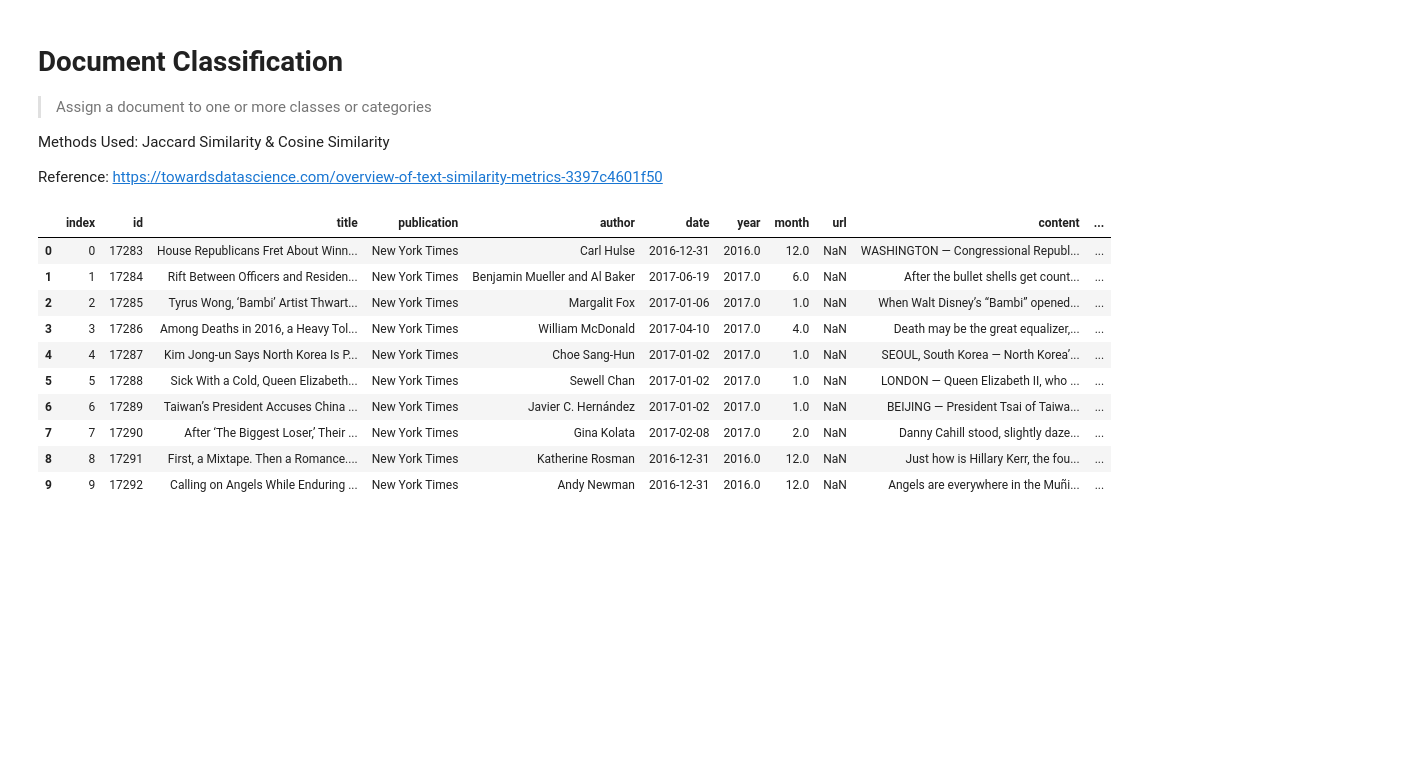
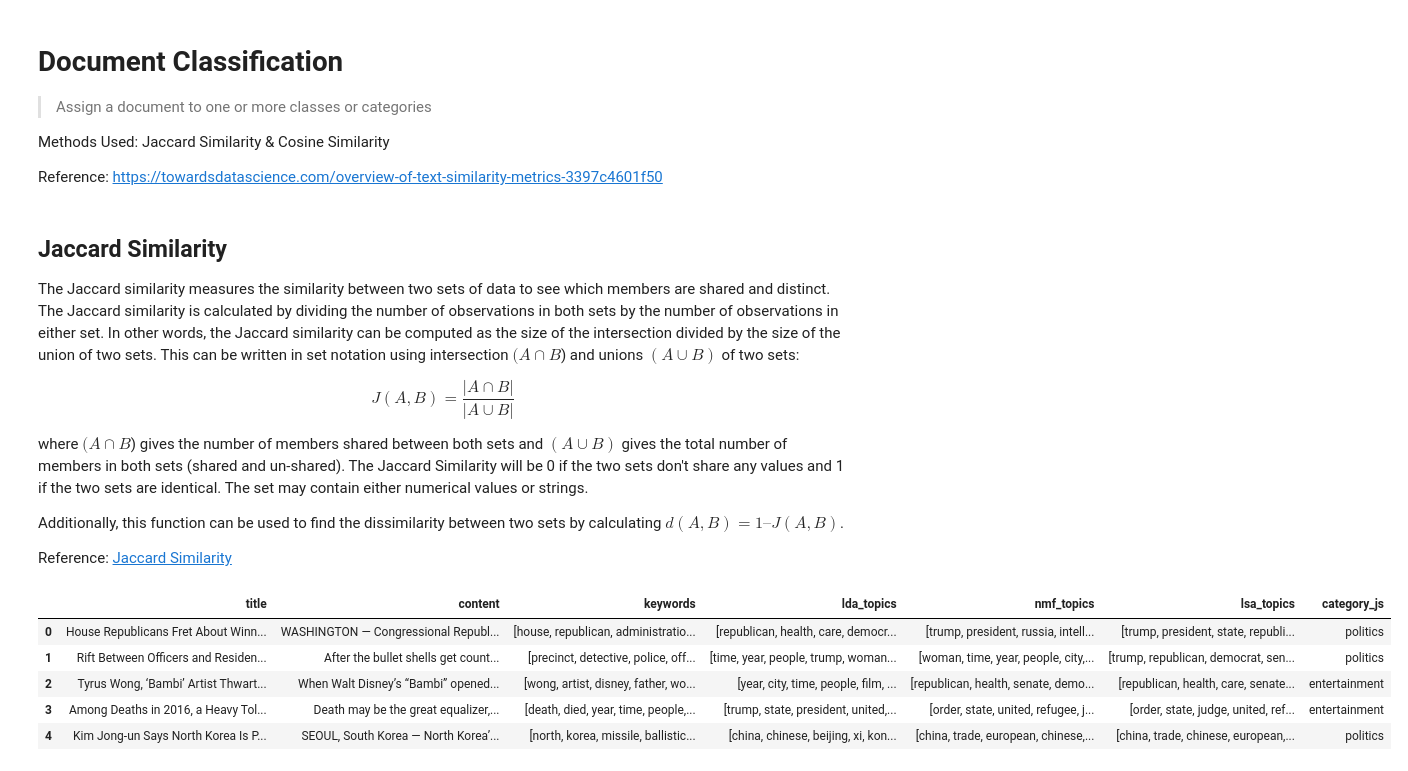
Before and after one commit to sciencaholic/Context-Analysis, a Jupyter notebook: context_analysis.ipynb, the cells around one changed output. Saved outputs shown, nothing was run; the diff lists cells and outputs as text; code cells hidden in the pictures; blank space fills up the shorter version.

```diff
--- a/context_analysis.ipynb
+++ b/context_analysis.ipynb
@@ -20,12 +20,12 @@ Dataset: https://www.kaggle.com/snapcrack/all-the-news
 # %%
 # Get the data
 import random
-path = '/home/pratikshasahu/Documents/EIDETIA/env/data/articles1.csv'
+path = './data/articles1.csv'
 
 df = pd.read_csv(path, skiprows=0, nrows=1000)
 df.rename(columns={'Unnamed: 0':'index'}, inplace=True)
 
-df.head(5)
+df.head()
 # %% [output]
 |  | index | id | title | publication | author | date | year | month | url | content |
 | 0 | 0 | 17283 | House Republicans Fret About Winn... | New York Times | Carl Hulse | 2016-12-31 | 2016.0 | 12.0 | NaN | WASHINGTON — Congressional Republ... |
@@ -251,57 +490,76 @@ for topic_idx, topic in enumerate(lsa.components_):
 Methods Used: Jaccard Similarity & Cosine Similarity
 
 Reference: https://towardsdatascience.com/overview-of-text-similarity-metrics-3397c4601f50
+# %%
+def file_to_list(file):
+    path = './data/' + file
+    return [line.rstrip('\n') for line in open(path)]
+
+p_list = file_to_list('politics')
+b_list = file_to_list('business')
+e_list = file_to_list('entertainment')
+s_list = file_to_list('sports')
+t_list = file_to_list('technology')
+
+def file_to_str(file):
+    path = './data/' + file
+    return ' '.join([line.rstrip('\n') for line in open(path)])
+
+b_str = file_to_str('business')
+p_str = file_to_str('politics')
+e_str = file_to_str('entertainment')
+s_str = file_to_str('sports')
+t_str = file_to_str('technology')
+# %% [markdown]
+## Jaccard Similarity
+
+The Jaccard similarity measures the similarity between two sets of data to see which members are shared and distinct. The Jaccard similarity is calculated by dividing the number of observations in both sets by the number of observations in either set. In other words, the Jaccard similarity can be computed as the size of the intersection divided by the size of the union of two sets. This can be written in set notation using intersection $(A \cap B$) and unions $(A \cup B)$ of two sets:
+
+$$
+J(A, B) = \frac{|A \cap B|}{|A \cup B|}
+$$
+
+where $(A \cap B$) gives the number of members shared between both sets and $(A \cup B)$ gives the total number of members in both sets (shared and un-shared). The Jaccard Similarity will be 0 if the two sets don't share any values and 1 if the two sets are identical. The set may contain either numerical values or strings.
+
+Additionally, this function can be used to find the dissimilarity between two sets by calculating $d(A,B)=1 – J(A,B)$.
+
+
+Reference: [Jaccard Similarity](https://www.learndatasci.com/glossary/jaccard-similarity/)
 # %%
-def file_to_list(file):
-    path = '/home/pratikshasahu/Documents/EIDETIA/env/data/'
-    path += file
-    return [line.rstrip('\n') for line in open(path)]
-
-p_list = file_to_list('politics')
-b_list = file_to_list('business')
-e_list = file_to_list('entertainment')
-s_list = file_to_list('sports')
-t_list = file_to_list('technology')
-
 df['category_js'] = ''
 
 def jaccard_sim(str1, str2):
     a = set(str1)
     b = set(str2)
     c = a.intersection(b)
     res = float(len(c)) / (len(a) + len(b) - len(c))
     return res
 
 for x in df['index']:
 
     p_js = jaccard_sim(df['keywords'][x], p_list)
     b_js = jaccard_sim(df['keywords'][x], b_list)
     e_js = jaccard_sim(df['keywords'][x], e_list)
     s_js = jaccard_sim(df['keywords'][x], s_list)
     t_js = jaccard_sim(df['keywords'][x], t_list)
 
     js = max(p_js, b_js, e_js, s_js, t_js)
     if js == p_js:
         df['category_js'][x] = 'politics'
     elif js == b_js:
         df['category_js'][x] = 'business'
     elif js == e_js:
         df['category_js'][x] = 'entertainment'
     elif js == s_js:
         df['category_js'][x] = 'sports'
     else:
         df['category_js'][x] = 'tech'
 
-df.head(10)
+df[['title', 'content', 'keywords', 'lda_topics', 'nmf_topics', 'lsa_topics', 'category_js']].head()
 # %% [output]
-|  | index | id | title | publication | author | date | year | month | url | content | ... |
-| 0 | 0 | 17283 | House Republicans Fret About Winn... | New York Times | Carl Hulse | 2016-12-31 | 2016.0 | 12.0 | NaN | WASHINGTON — Congressional Republ... | ... |
-| 1 | 1 | 17284 | Rift Between Officers and Residen... | New York Times | Benjamin Mueller and Al Baker | 2017-06-19 | 2017.0 | 6.0 | NaN | After the bullet shells get count... | ... |
-| 2 | 2 | 17285 | Tyrus Wong, ‘Bambi’ Artist Thwart... | New York Times | Margalit Fox | 2017-01-06 | 2017.0 | 1.0 | NaN | When Walt Disney’s “Bambi” opened... | ... |
-| 3 | 3 | 17286 | Among Deaths in 2016, a Heavy Tol... | New York Times | William McDonald | 2017-04-10 | 2017.0 | 4.0 | NaN | Death may be the great equalizer,... | ... |
-| 4 | 4 | 17287 | Kim Jong-un Says North Korea Is P... | New York Times | Choe Sang-Hun | 2017-01-02 | 2017.0 | 1.0 | NaN | SEOUL, South Korea — North Korea’... | ... |
-| 5 | 5 | 17288 | Sick With a Cold, Queen Elizabeth... | New York Times | Sewell Chan | 2017-01-02 | 2017.0 | 1.0 | NaN | LONDON — Queen Elizabeth II, who ... | ... |
-| 6 | 6 | 17289 | Taiwan’s President Accuses China ... | New York Times | Javier C. Hernández | 2017-01-02 | 2017.0 | 1.0 | NaN | BEIJING — President Tsai of Taiwa... | ... |
-| 7 | 7 | 17290 | After ‘The Biggest Loser,’ Their ... | New York Times | Gina Kolata | 2017-02-08 | 2017.0 | 2.0 | NaN | Danny Cahill stood, slightly daze... | ... |
-| 8 | 8 | 17291 | First, a Mixtape. Then a Romance.... | New York Times | Katherine Rosman | 2016-12-31 | 2016.0 | 12.0 | NaN | Just how is Hillary Kerr, the fou... | ... |
-| 9 | 9 | 17292 | Calling on Angels While Enduring ... | New York Times | Andy Newman | 2016-12-31 | 2016.0 | 12.0 | NaN | Angels are everywhere in the Muñi... | ... |
+|  | title | content | keywords | lda_topics | nmf_topics | lsa_topics | category_js |
+| 0 | House Republicans Fret About Winn... | WASHINGTON — Congressional Republ... | [house, republican, administratio... | [republican, health, care, democr... | [trump, president, russia, intell... | [trump, president, state, republi... | politics |
+| 1 | Rift Between Officers and Residen... | After the bullet shells get count... | [precinct, detective, police, off... | [time, year, people, trump, woman... | [woman, time, year, people, city,... | [trump, republican, democrat, sen... | politics |
+| 2 | Tyrus Wong, ‘Bambi’ Artist Thwart... | When Walt Disney’s “Bambi” opened... | [wong, artist, disney, father, wo... | [year, city, time, people, film, ... | [republican, health, senate, demo... | [republican, health, care, senate... | entertainment |
+| 3 | Among Deaths in 2016, a Heavy Tol... | Death may be the great equalizer,... | [death, died, year, time, people,... | [trump, state, president, united,... | [order, state, united, refugee, j... | [order, state, judge, united, ref... | entertainment |
+| 4 | Kim Jong-un Says North Korea Is P... | SEOUL, South Korea — North Korea’... | [north, korea, missile, ballistic... | [china, chinese, beijing, xi, kon... | [china, trade, european, chinese,... | [china, trade, chinese, european,... | politics |
```
Also changed, not shown: parts of 19 cells of this notebook, 8 other files.
